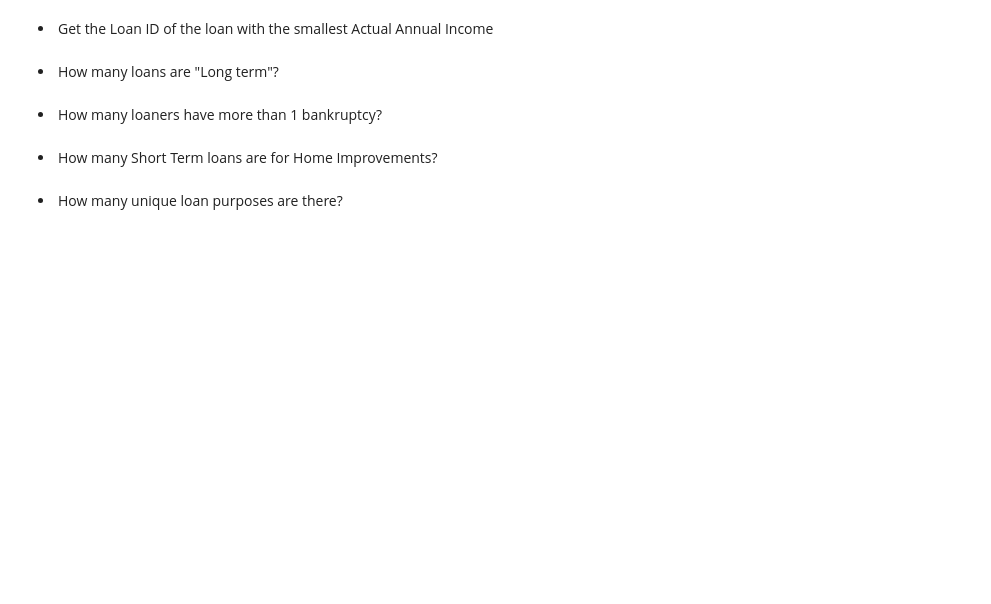
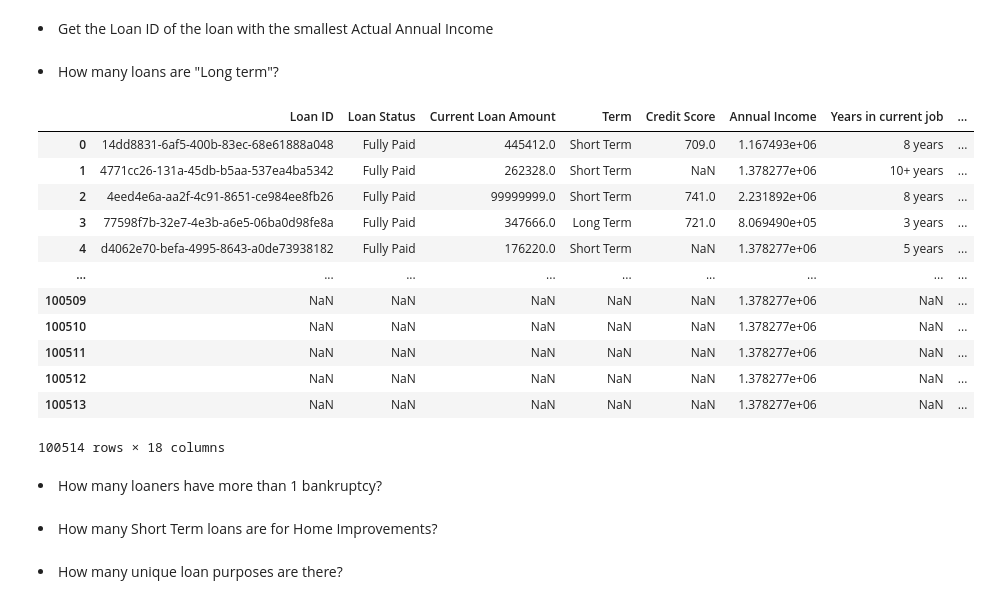
Before and after one commit to crypt0kitik/Introduction-to-Data-Analytics, a Jupyter notebook: Homework sets/SET 2/DataAnalyticsExerciseSet2.ipynb, the cells around one changed output. Cells and saved outputs as stored; diff of their text form; code cells hidden in the pictures; blank space fills up the shorter version.

```diff
--- a/Homework sets/SET 2/DataAnalyticsExerciseSet2.ipynb
+++ b/Homework sets/SET 2/DataAnalyticsExerciseSet2.ipynb
@@ -116,6 +120,23 @@ SyntaxError: invalid syntax (2777622793.py, line 3)
 <li>How many loans are "Long term"?</li>
 # %%
 # produce code that shows many loans are long term
+df
+#loans = df[df['term'] == "long"]
+#loans
+# %% [output]
+|  | Loan ID | Loan Status | Current Loan Amount | Term | Credit Score | Annual Income | Years in current job | ... |
+| 0 | 14dd8831-6af5-400b-83ec-68e61888a048 | Fully Paid | 445412.0 | Short Term | 709.0 | 1.167493e+06 | 8 years | ... |
+| 1 | 4771cc26-131a-45db-b5aa-537ea4ba5342 | Fully Paid | 262328.0 | Short Term | NaN | 1.378277e+06 | 10+ years | ... |
+| 2 | 4eed4e6a-aa2f-4c91-8651-ce984ee8fb26 | Fully Paid | 99999999.0 | Short Term | 741.0 | 2.231892e+06 | 8 years | ... |
+| 3 | 77598f7b-32e7-4e3b-a6e5-06ba0d98fe8a | Fully Paid | 347666.0 | Long Term | 721.0 | 8.069490e+05 | 3 years | ... |
+| 4 | d4062e70-befa-4995-8643-a0de73938182 | Fully Paid | 176220.0 | Short Term | NaN | 1.378277e+06 | 5 years | ... |
+| ... | ... | ... | ... | ... | ... | ... | ... | ... |
+| 100509 | NaN | NaN | NaN | NaN | NaN | 1.378277e+06 | NaN | ... |
+| 100510 | NaN | NaN | NaN | NaN | NaN | 1.378277e+06 | NaN | ... |
+| 100511 | NaN | NaN | NaN | NaN | NaN | 1.378277e+06 | NaN | ... |
+| 100512 | NaN | NaN | NaN | NaN | NaN | 1.378277e+06 | NaN | ... |
+| 100513 | NaN | NaN | NaN | NaN | NaN | 1.378277e+06 | NaN | ... |
+100514 rows × 18 columns
 # %% [markdown]
 <li>How many loaners have more than 1 bankruptcy?</li>
 # %%
```
Also changed, not shown: parts of 6 cells of this notebook.
